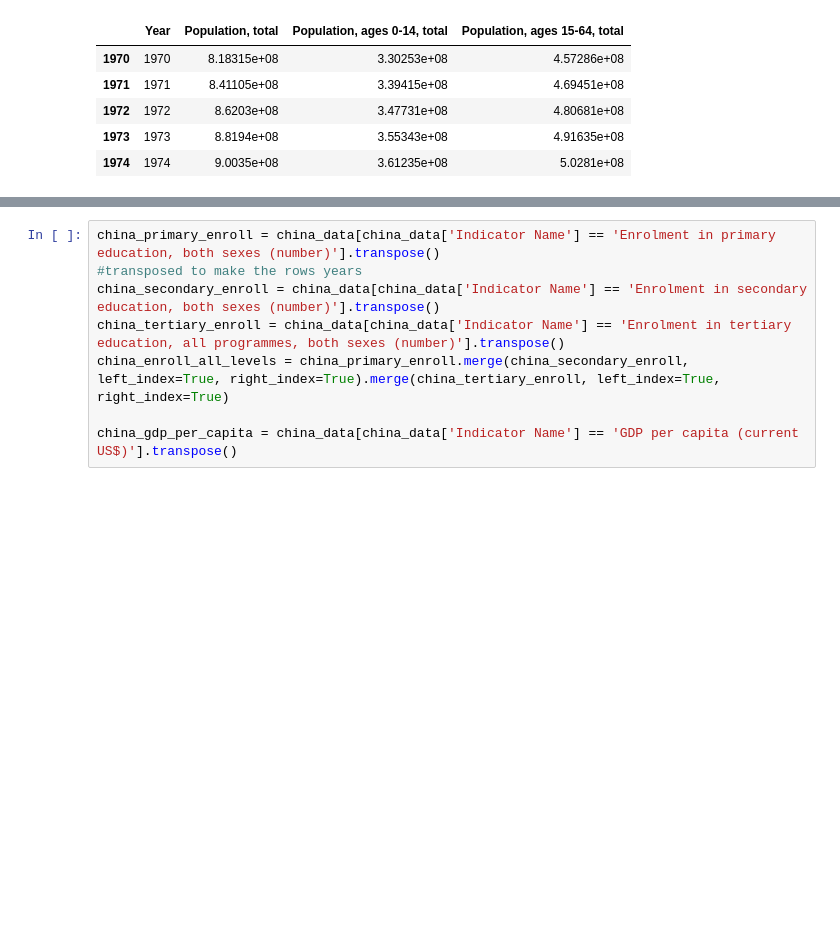
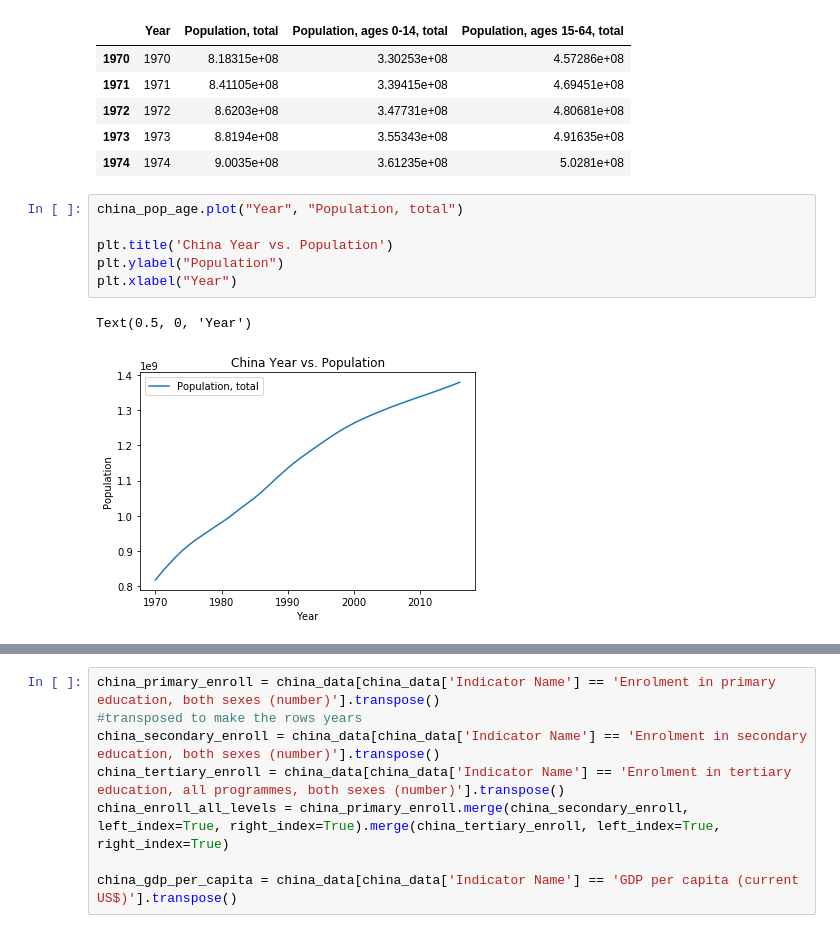
Before and after one commit to anika-rawat/dss2019, a Jupyter notebook: dss sp19/dss_sp19_education.ipynb, the cells around one changed output, grey strips where cells are left out. Drawn from its saved outputs; the diff is of its cells as text; blank space fills up the shorter version.

```diff
--- a/dss sp19/dss_sp19_education.ipynb
+++ b/dss sp19/dss_sp19_education.ipynb
@@ -90,4 +90,13 @@ china_pop_age.head()
 | 1972 | 1972 | 8.6203e+08 | 3.47731e+08 | 4.80681e+08 |
 | 1973 | 1973 | 8.8194e+08 | 3.55343e+08 | 4.91635e+08 |
 | 1974 | 1974 | 9.0035e+08 | 3.61235e+08 | 5.0281e+08 |
+# %%
+china_pop_age.plot("Year", "Population, total")
+
+plt.title('China Year vs. Population')
+plt.ylabel("Population")
+plt.xlabel("Year")
+# %% [output]
+Text(0.5, 0, 'Year')
+[figure, added]
 # %%
```
Also changed, not shown: parts of 2 cells of this notebook.
